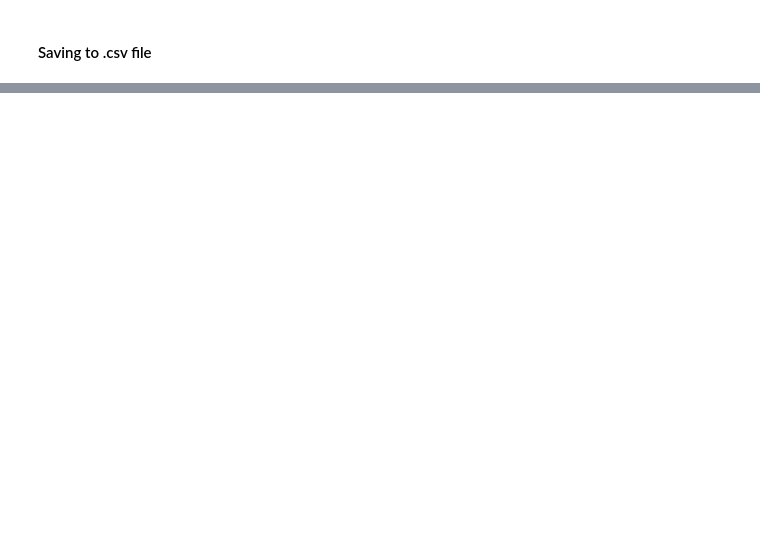
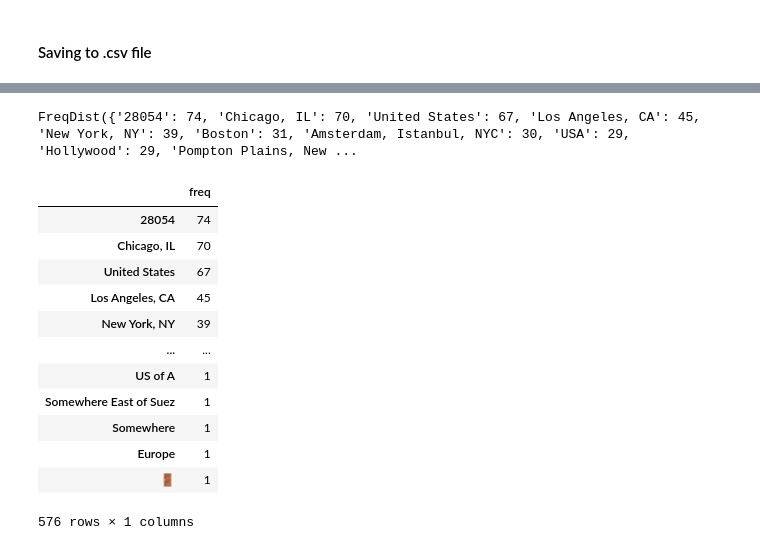
Before and after one commit to Casmodeus/Sentiment-Analysis-in-Stock-Market, a Jupyter notebook: ScrappingWithTweepy_TwitterAPI.ipynb, the cells around one changed output, grey strips where cells are left out. Saved outputs shown, nothing was run; the diff lists cells and outputs as text; code cells hidden in the pictures; blank space fills up the shorter version.

```diff
--- a/ScrappingWithTweepy_TwitterAPI.ipynb
+++ b/ScrappingWithTweepy_TwitterAPI.ipynb
@@ -28,7 +28,7 @@ api = tweepy.API(auth,wait_on_rate_limit=True)
 #### Searching for tweets via twitter query:
 # %%
 text_query = '$TSLA min_replies:0 min_faves:2 -filter:retweets'
-max_tweets = 2500
+max_tweets = 3200
 
 # query for Twitter API
 tweets = tweepy.Cursor(api.search,q=text_query).items(max_tweets)
@@ -65,0 +81,3 @@ tweets_with_loc.to_csv(r'C:\Users\DELL\Desktop\tweets_with_loc.csv', index = Fal
+# %%
+location_list = tweets_df.loc[tweets_df[6] != ''][6].values.tolist()
+location_list
@@ -65,0 +102,23 @@ tweets_with_loc.to_csv(r'C:\Users\DELL\Desktop\tweets_with_loc.csv', index = Fal
+# %%
+freq_dist = nltk.FreqDist(location_list)
+freq_dist
+# %% [output]
+FreqDist({'28054': 74, 'Chicago, IL': 70, 'United States': 67, 'Los Angeles, CA': 45, 'New York, NY': 39, 'Boston': 31, 'Amsterdam, Istanbul, NYC': 30, 'USA': 29, 'Hollywood': 29, 'Pompton Plains, New ...
+# %%
+geo_freq = pd.DataFrame.from_dict(dict(freq_dist),orient='index',columns=['freq'])
+geo_freq = geo_freq.sort_values('freq',ascending=False)
+geo_freq
+# %% [output]
+|  | freq |
+| 28054 | 74 |
+| Chicago, IL | 70 |
+| United States | 67 |
+| Los Angeles, CA | 45 |
+| New York, NY | 39 |
+| ... | ... |
+| US of A | 1 |
+| Somewhere East of Suez | 1 |
+| Somewhere | 1 |
+| Europe | 1 |
+| 🚪 | 1 |
+576 rows × 1 columns
```
Also changed, not shown: parts of 11 cells of this notebook, 3 other files.
